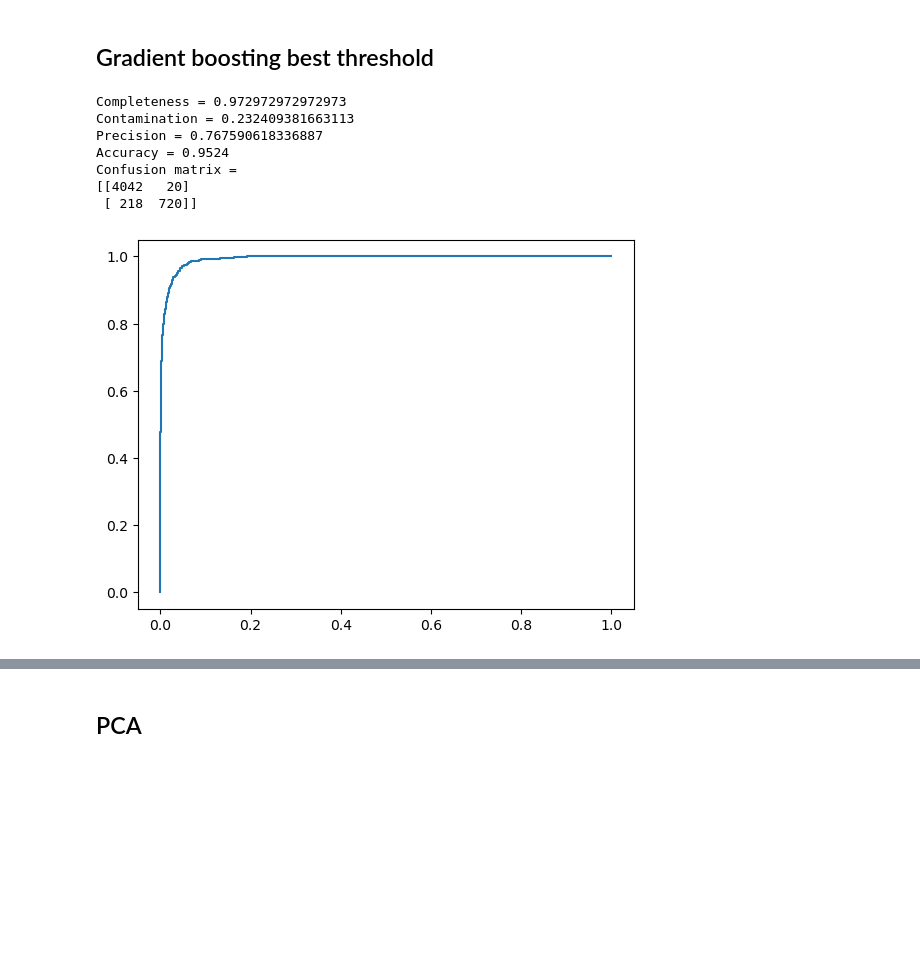
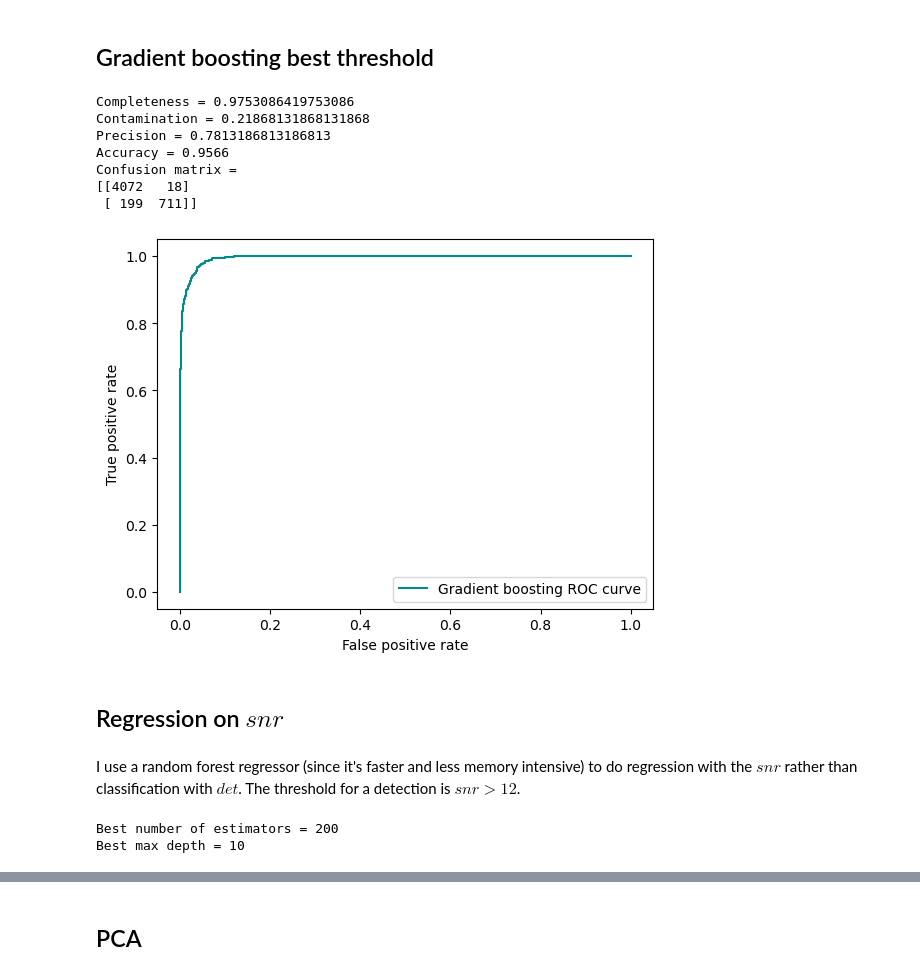
Before and after one commit to Giovanni-Ferron/astrostatistics_bicocca_2024, a Jupyter notebook: working/ex_L20.ipynb, the cells around one changed output, grey strips where cells are left out. Saved outputs shown, nothing was run; the diff lists cells and outputs as text; code cells hidden in the pictures; blank space fills up the shorter version.

```diff
--- a/working/ex_L20.ipynb
+++ b/working/ex_L20.ipynb
@@ -60,6 +63,7 @@ file.keys()
 cut = 2 * 10**4
 
 det = file["det"][:cut]
+snr = file["snr"][:cut]
 M_tot = file["mtot"][:cut]
 q = file["q"][:cut]
 iota = file["iota"][:cut]
@@ -79,7 +83,7 @@ fig_corner = corner.corner(np.array([M_tot, q, iota, z]).T, labels=["$M_{tot}$",
 # %% [output]
 [figure]
 # %%
-train_X, test_X, train_y, test_y = train_test_split(data, det, train_size=0.75)
+train_X, test_X, train_y, test_y, train_snr, test_snr = train_test_split(data, det, snr, train_size=0.75)
 # %% [markdown]
 I fit the scaler on the train dataset only, then transform both train and test. This is done to prevent "information" from the test set to influence the fitting of the classifiers on the scaled train set (through the scaling): the test set must be completely unknown data
 # %%
@@ -298,34 +302,51 @@ The gradient boosting classifier seems to be the best classifier overall.
 # %%
 #Gradient boosting classifier
 gbc = GradientBoostingClassifier(n_estimators=bn, learning_rate=bl)
 gbc.fit(train_X_s, train_y)
 prob_gbc = gbc.predict_proba(test_X_s)[:, 1]
 fpr_gbc, tpr_gbc, th_gbc = roc_curve(test_y, prob_gbc)
 
-plt.plot(fpr_gbc, tpr_gbc)
+plt.plot(fpr_gbc, tpr_gbc, color="darkcyan", label="Gradient boosting ROC curve")
+plt.xlabel("False positive rate")
+plt.ylabel("True positive rate")
+plt.legend()
 
 #Choose the threshold corresponding to the upper left part of the ROC curve
 best_th_gbc = th_gbc[np.argmax(tpr_gbc - fpr_gbc)]
 best_pred_gbc = np.array(prob_gbc >= best_th_gbc, dtype=int)
 
 #Compute statistics
 
 comp_gbc, cont_gbc = completeness_contamination(best_pred_gbc, test_y)
 pre_gbc = precision_score(test_y, best_pred_gbc)
 acc_gbc = accuracy_score(test_y, best_pred_gbc)
 C_gbc = confusion_matrix(best_pred_gbc, test_y)
 
 print("Completeness = " + str(comp_gbc))
 print("Contamination = " + str(cont_gbc))
 print("Precision = " + str(pre_gbc))
 print("Accuracy = " + str(acc_gbc))
 print("Confusion matrix = \n" + str(C_gbc))
 # %% [output]
-Completeness = 0.972972972972973
-Contamination = 0.232409381663113
-Precision = 0.767590618336887
-Accuracy = 0.9524
+Completeness = 0.9753086419753086
+Contamination = 0.21868131868131868
+Precision = 0.7813186813186813
+Accuracy = 0.9566
 Confusion matrix =
-[[4042   20]
- [ 218  720]]
+[[4072   18]
+ [ 199  711]]
-[figure, old version]
+[figure, new version]
+# %% [markdown]
+## Regression on $snr$
+# %% [markdown]
+I use a random forest regressor (since it's faster and less memory intensive) to do regression with the $snr$ rather than classification with $det$. The threshold for a detection is $snr > 12$.
+# %%
+cv_rfr = GridSearchCV(RandomForestRegressor(), {"n_estimators": np.arange(200, 300, 50), "max_depth": np.arange(5, 15, 5)}, n_jobs=-1)
+cv_rfr.fit(train_X_s, train_snr)
+best_n_est = cv_rfr.best_params_["n_estimators"]
+best_md = cv_rfr.best_params_["max_depth"]
+print("Best number of estimators = " + str(best_n_est))
+print("Best max depth = " + str(best_md))
+# %% [output]
+Best number of estimators = 200
+Best max depth = 10
```
Also changed, not shown: parts of 12 cells of this notebook, 1 other file.
